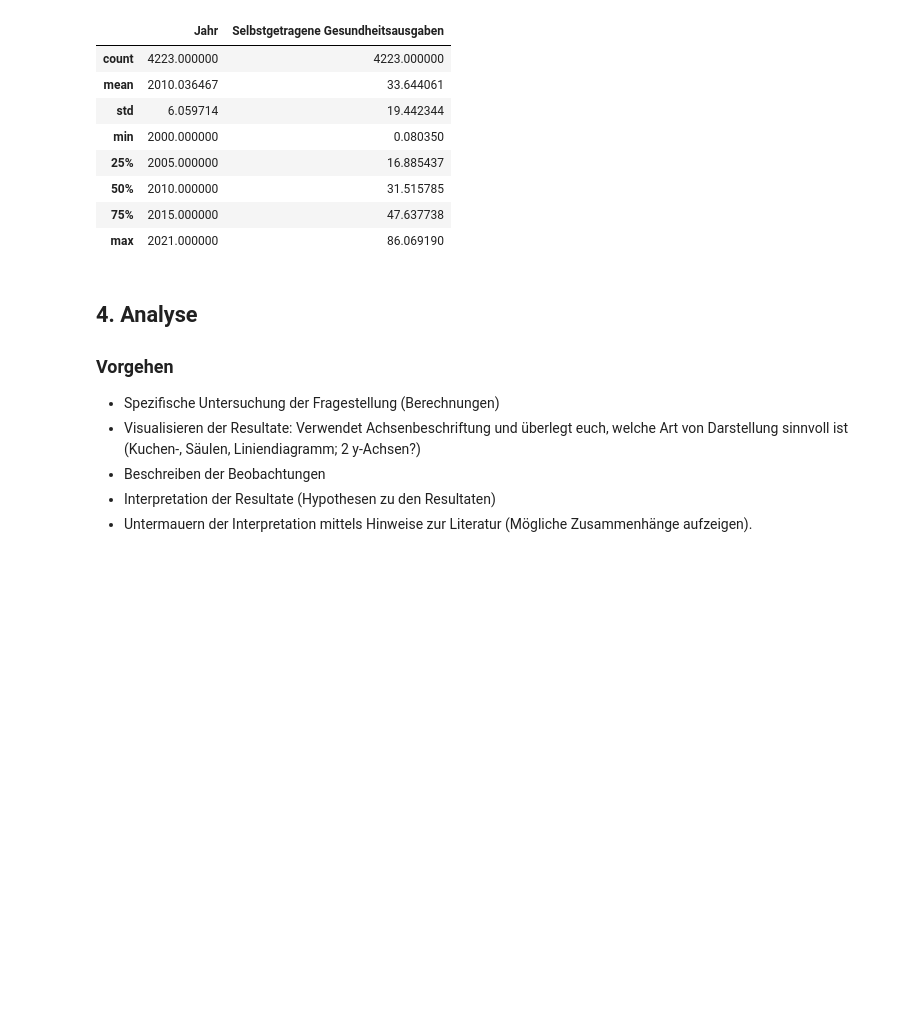
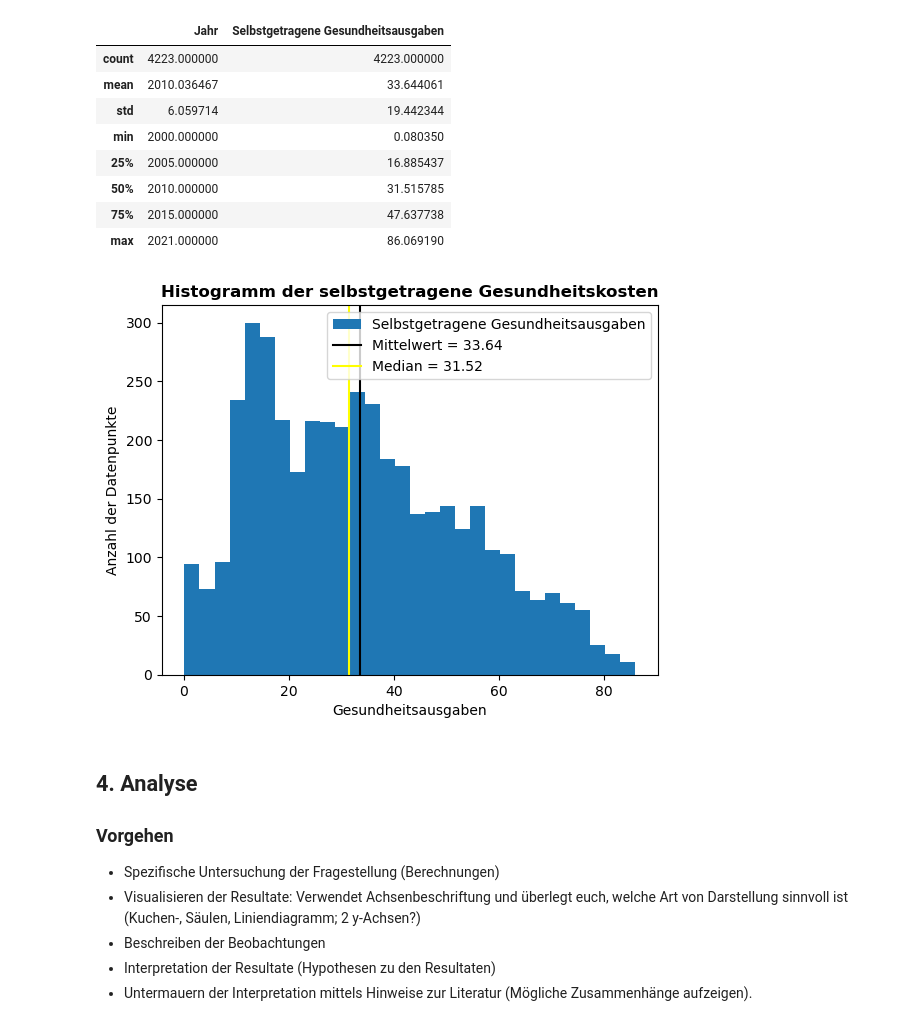
Before and after one commit to cossllea/BMLD1-LN2-Python, a Jupyter notebook: Grundgerüst_Leistungsnachweis.ipynb, the cells around one changed output. Saved outputs shown, nothing was run; the diff lists cells and outputs as text; code cells hidden in the pictures; blank space fills up the shorter version.

```diff
--- a/Grundgerüst_Leistungsnachweis.ipynb
+++ b/Grundgerüst_Leistungsnachweis.ipynb
@@ -209,0 +221,4 @@ Name: Code2, Length: 273, dtype: object
+# %%
+#Codes werden entfernt da nicht relevant für die Fragestellung
+df2.drop("Code2", axis=1, inplace=True)
+df2.head()
@@ -262,6 +296,18 @@ df2.describe()
 | 50% | 2010.000000 | 31.515785 |
 | 75% | 2015.000000 | 47.637738 |
 | max | 2021.000000 | 86.069190 |
+# %%
+g = df2['Selbstgetragene Gesundheitsausgaben'].plot(kind='hist', bins=30, title='Histogramm der Selbstgetragene Gesundheitsausgaben',
+                                             xlabel='Gesundheitsausgaben', ylabel='Anzahl der Datenpunkte')
+mean = df2['Selbstgetragene Gesundheitsausgaben'].mean()
+median = df2['Selbstgetragene Gesundheitsausgaben'].median()
+g.axvline(x=mean, color='black', label=f'Mittelwert = {mean:.2f}')
+g.axvline(x=median, color='yellow', label=f'Median = {median:.2f}')
+g.legend()
+plt.title('Histogramm der selbstgetragene Gesundheitskosten', fontweight='bold')
+plt.show()
+# %% [output]
+[figure, added]
 # %% [markdown]
 ## 4. Analyse
 
```
Also changed, not shown: parts of 7 cells of this notebook, 2 other files.
